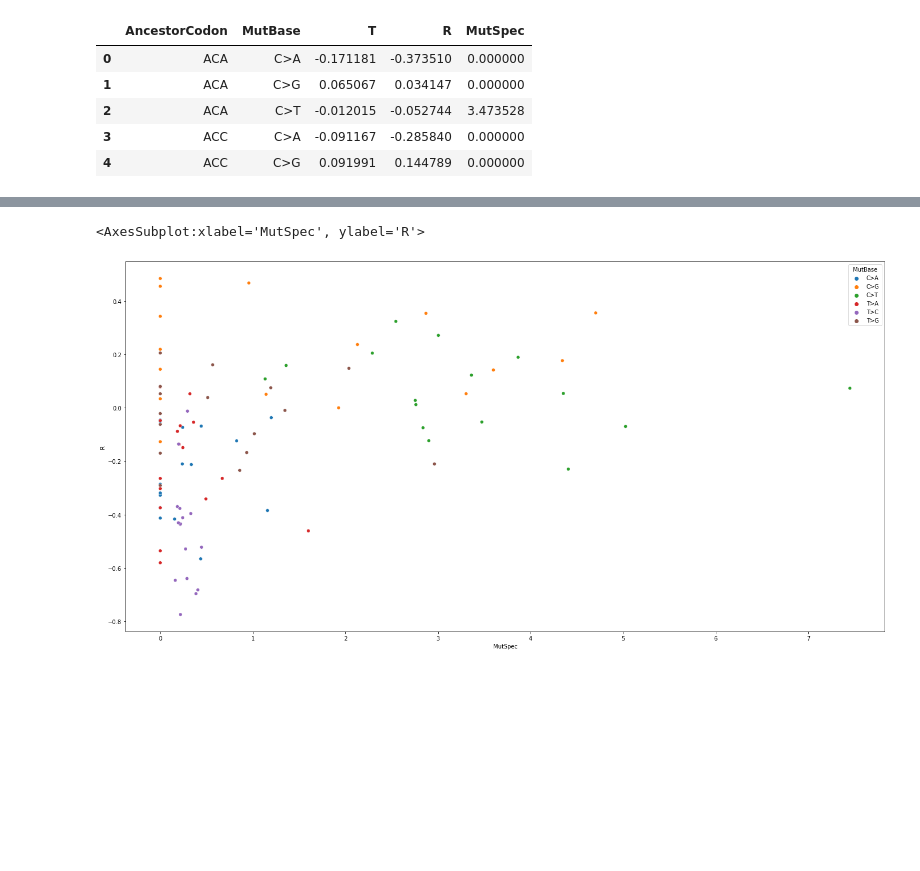
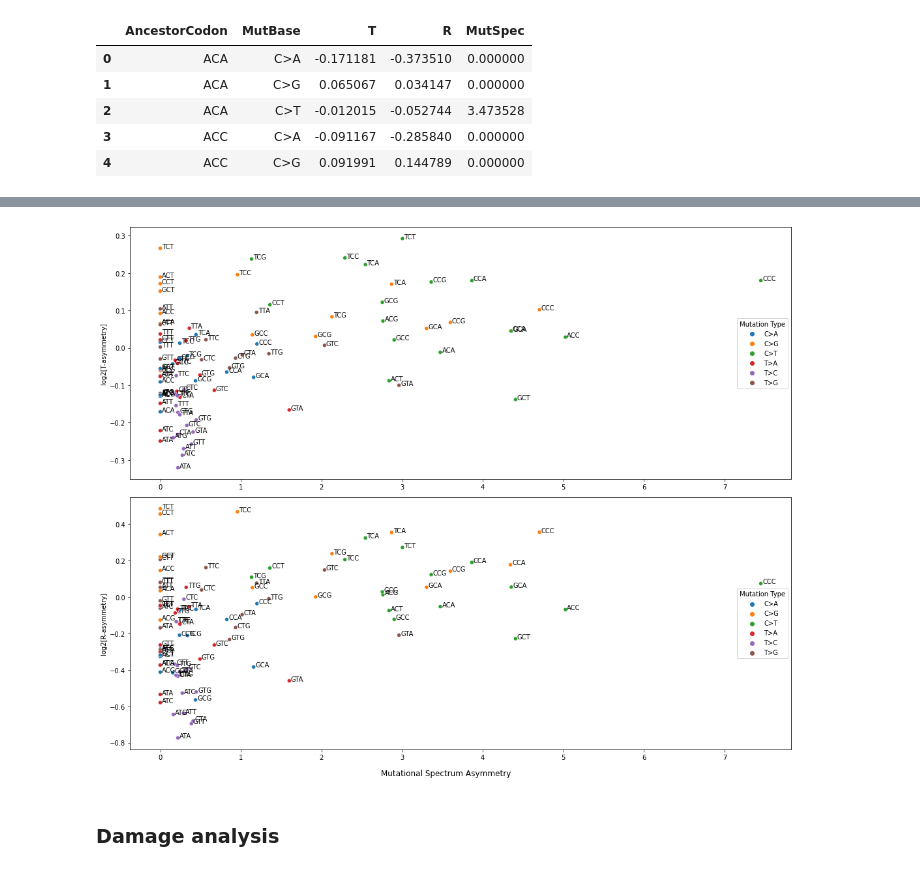
Before and after one commit to mitoclub/mtdna-192component-mutspec-chordata, a Jupyter notebook: scripts/asymmetry_TR.ipynb, the cells around one changed output, grey strips where cells are left out. Cells and saved outputs as stored; diff of their text form; code cells hidden in the pictures; blank space fills up the shorter version.

Commit message:
added damage statystics and pictures for asymmetry

```diff
--- a/scripts/asymmetry_TR.ipynb
+++ b/scripts/asymmetry_TR.ipynb
@@ -116,6 +83,24 @@ sns.scatterplot(data = final_asymmetry, x='MutSpec', y='T', hue='MutBase')
-# %%
-fig = plt.figure(figsize=(24, 12))
-sns.scatterplot(data = final_asymmetry, x='MutSpec', y='R', hue='MutBase')
-# %% [output]
-<AxesSubplot:xlabel='MutSpec', ylabel='R'>
-[figure, removed]
+# %%
+def label_point(x, y, val, ax):
+    a = pd.concat({'x': x, 'y': y, 'val': val}, axis=1)
+    for i, point in a.iterrows():
+        ax.text(point['x']+.02, point['y'], str(point['val']))
+
+fig, axs = plt.subplots(2)
+fig.set_figheight(12)
+fig.set_figwidth(15)
+sns.scatterplot(data = final_asymmetry, x='MutSpec', y='T', hue='MutBase', ax=axs[0])
+label_point(final_asymmetry.MutSpec, final_asymmetry['T'], final_asymmetry.AncestorCodon, axs[0])
+axs[0].legend(loc='center right', title='Mutation Type')
+axs[0].set_xlabel('')
+axs[0].set_ylabel('log2[T-asymmetry]')
+sns.scatterplot(data = final_asymmetry, x='MutSpec', y='R', hue='MutBase', ax=axs[1])
+label_point(final_asymmetry.MutSpec, final_asymmetry['R'], final_asymmetry.AncestorCodon, axs[1])
+axs[1].legend(loc='center right', title='Mutation Type')
+axs[1].set_xlabel('')
+axs[1].set_ylabel('log2[R-asymmetry]')
+fig.supxlabel('Mutational Spectrum Asymmetry')
+plt.tight_layout()
+fig.savefig('../pictures/AsymmetryTRM.pdf', dpi=300)
+# %% [output]
+[figure, added]
@@ -121,0 +109,2 @@ sns.scatterplot(data = final_asymmetry, x='MutSpec', y='R', hue='MutBase')
+# %% [markdown]
+### Damage analysis
```
Also changed, not shown: parts of 8 cells of this notebook, 1 other file.
